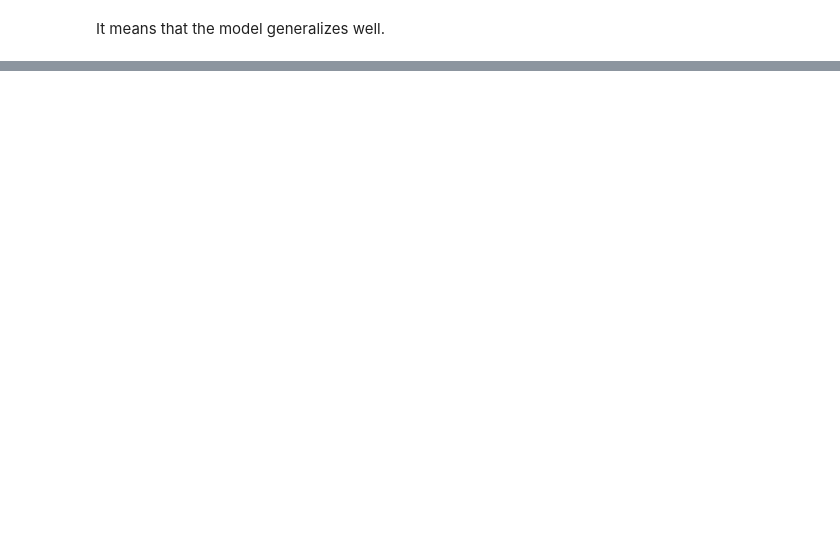
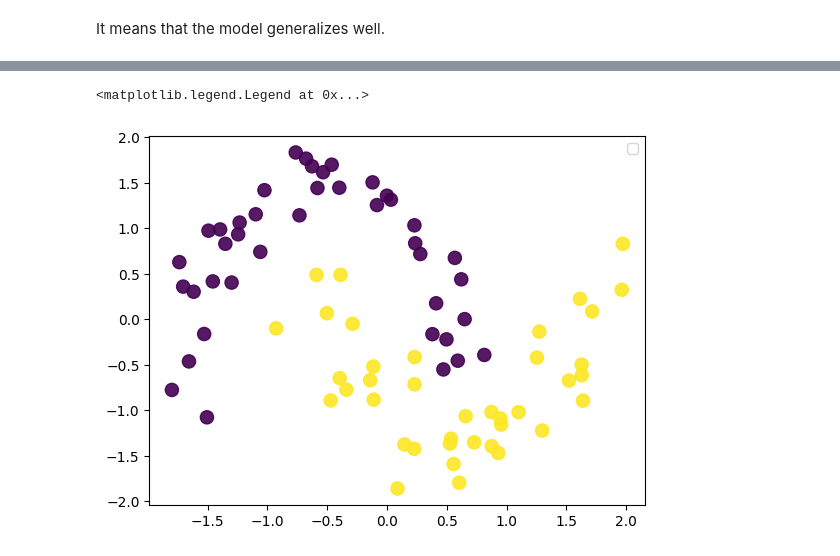
Before and after one commit to roossqg/-Data-Science-Hub, a Jupyter notebook: Models_and_Data/Math_teory/Support_vector_machines.ipynb, the cells around one changed output, grey strips where cells are left out. Cells and saved outputs as stored; diff of their text form; code cells hidden in the pictures; blank space fills up the shorter version.

Commit message:
polynomial kernel

```diff
--- a/Models_and_Data/Math_teory/Support_vector_machines.ipynb
+++ b/Models_and_Data/Math_teory/Support_vector_machines.ipynb
@@ -114,0 +129,24 @@ plt.ylabel('y_test_prediction')
+# %%
+poly_kernel_svm = Pipeline([
+    ('scaler',StandardScaler)
+])
+
+svm_poly_2 = SVC(kernel='poly',degree=2,coef0=1,C=5)
+svm_poly_2.fit(x_m_train,y_m_train)
+predicts2 = svm_poly_2.predict(x_m_test)
+results2 = {'cv': cross_val_score(svm_poly_2,x_m_train,y_m_train,cv=2),'f1':f1_score(y_m_test,predicts2)}
+
+svm_poly_5 = SVC(kernel='poly',degree=10,coef0=50,C=5)
+svm_poly_5.fit(x_m_train,y_m_train)
+predicts5 = svm_poly_5.predict(x_m_test)
+results5 = {'cv': cross_val_score(svm_poly_5,x_m_train,y_m_train,cv=2),'f1':f1_score(y_m_test,predicts5)}
+
+svm_poly_52 = SVC(kernel='poly',degree=2,coef0=50,C=5)
+svm_poly_52.fit(x_m_train,y_m_train)
+predicts52 = svm_poly_52.predict(x_m_test)
+results52 = {'cv': cross_val_score(svm_poly_52,x_m_train,y_m_train,cv=2),'f1':f1_score(y_m_test,predicts52)}
+
+svm_poly_25 = SVC(kernel='poly',degree=10,coef0=1,C=5)
+svm_poly_25.fit(x_m_train,y_m_train)
+predicts25 = svm_poly_25.predict(x_m_test)
+results25 = {'cv': cross_val_score(svm_poly_25,x_m_train,y_m_train,cv=2),'f1':f1_score(y_m_test,predicts25)}
@@ -114,0 +181,8 @@ plt.ylabel('y_test_prediction')
+# %%
+# original
+x_data=StandardScaler().fit_transform(x_m_train,y_m_train)
+plt.scatter(x=x_data[:,0],y=x_data[:,1],c=y_m_train,cmap='viridis',alpha=0.9,s=90,)
+plt.legend()
+# %% [output]
+<matplotlib.legend.Legend at 0x...>
+[figure, added]
```
Also changed, not shown: parts of 6 cells of this notebook.
